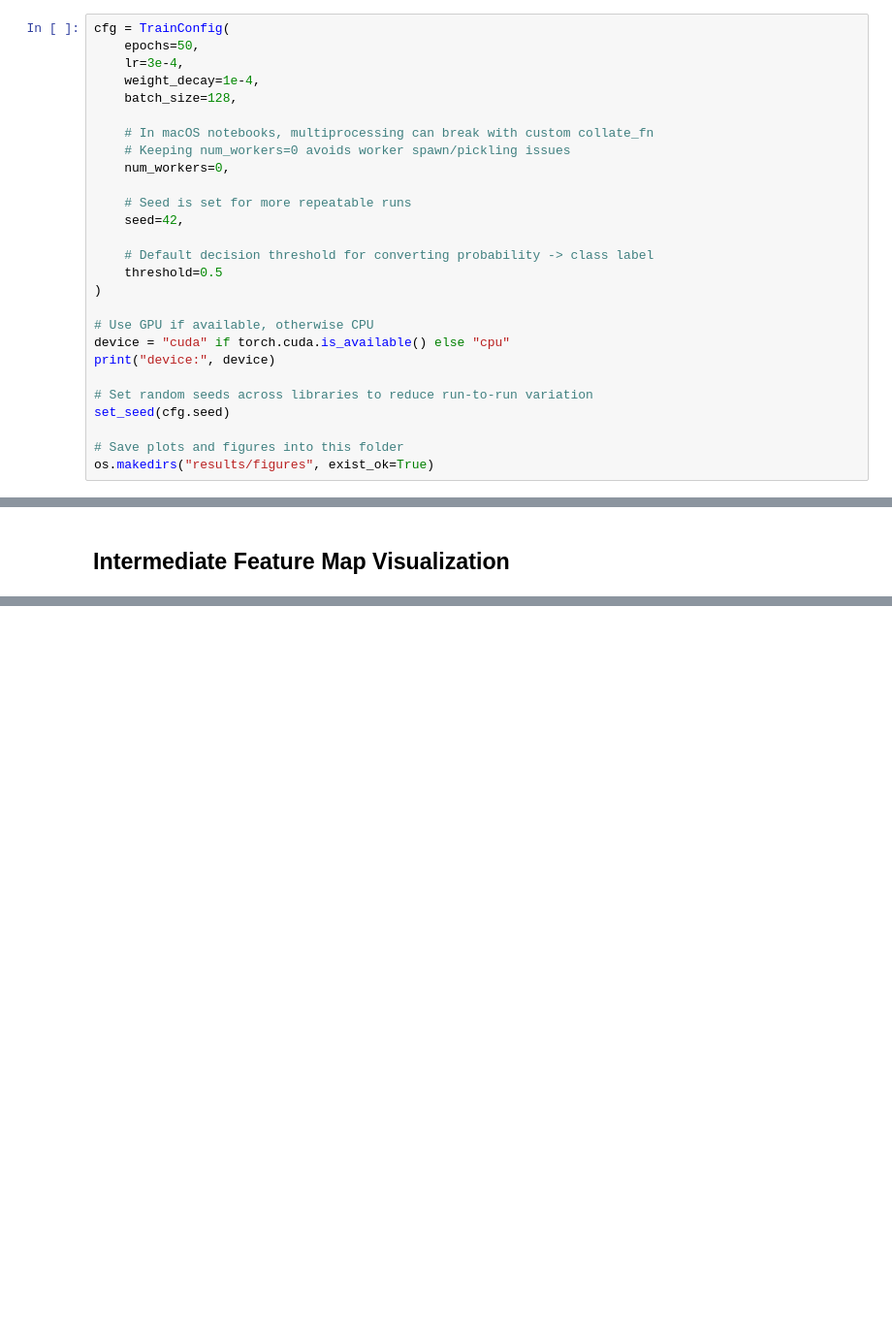
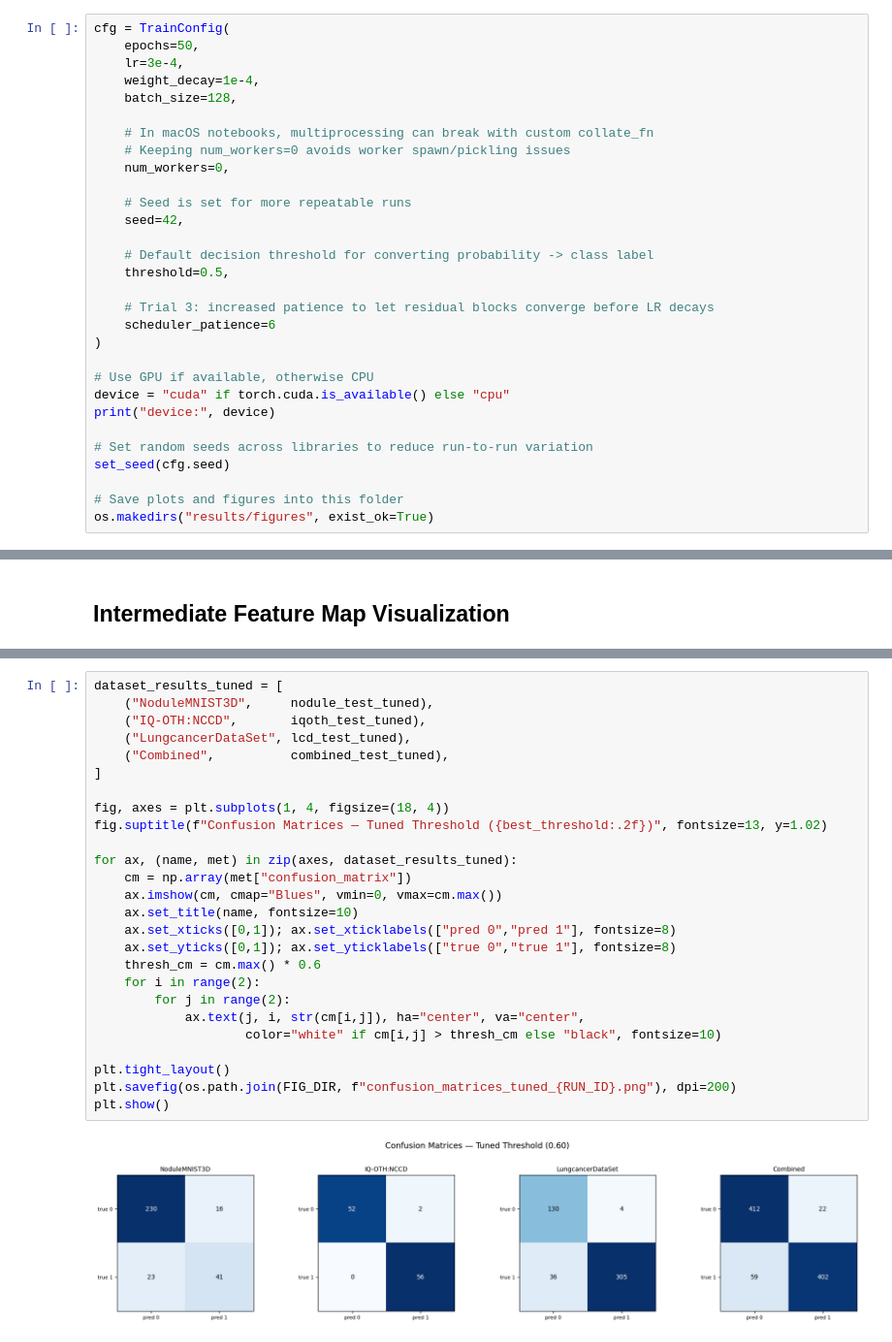
Before and after one commit to eremozdemir/lung-nodule-3d, a Jupyter notebook: notebooks/01_nodulemnist3d.ipynb, the cells around one changed output, grey strips where cells are left out. Shown at 97% size. Saved outputs shown, nothing was run; the diff lists cells and outputs as text; blank space fills up the shorter version.

```diff
--- a/notebooks/01_nodulemnist3d.ipynb
+++ b/notebooks/01_nodulemnist3d.ipynb
@@ -76,7 +78,10 @@ cfg = TrainConfig(
     seed=42,
 
     # Default decision threshold for converting probability -> class label
-    threshold=0.5
+    threshold=0.5,
+
+    # Trial 3: increased patience to let residual blocks converge before LR decays
+    scheduler_patience=6
 )
 
 # Use GPU if available, otherwise CPU
@@ -727,0 +669,28 @@ plt.show()
+# %%
+dataset_results_tuned = [
+    ("NoduleMNIST3D",     nodule_test_tuned),
+    ("IQ-OTH:NCCD",       iqoth_test_tuned),
+    ("LungcancerDataSet", lcd_test_tuned),
+    ("Combined",          combined_test_tuned),
+]
+
+fig, axes = plt.subplots(1, 4, figsize=(18, 4))
+fig.suptitle(f"Confusion Matrices — Tuned Threshold ({best_threshold:.2f})", fontsize=13, y=1.02)
+
+for ax, (name, met) in zip(axes, dataset_results_tuned):
+    cm = np.array(met["confusion_matrix"])
+    ax.imshow(cm, cmap="Blues", vmin=0, vmax=cm.max())
+    ax.set_title(name, fontsize=10)
+    ax.set_xticks([0,1]); ax.set_xticklabels(["pred 0","pred 1"], fontsize=8)
+    ax.set_yticks([0,1]); ax.set_yticklabels(["true 0","true 1"], fontsize=8)
+    thresh_cm = cm.max() * 0.6
+    for i in range(2):
+        for j in range(2):
+            ax.text(j, i, str(cm[i,j]), ha="center", va="center",
+                    color="white" if cm[i,j] > thresh_cm else "black", fontsize=10)
+
+plt.tight_layout()
+plt.savefig(os.path.join(FIG_DIR, f"confusion_matrices_tuned_{RUN_ID}.png"), dpi=200)
+plt.show()
+# %% [output]
+[figure, added]
```
Also changed, not shown: parts of 36 cells of this notebook, 13 other files.
